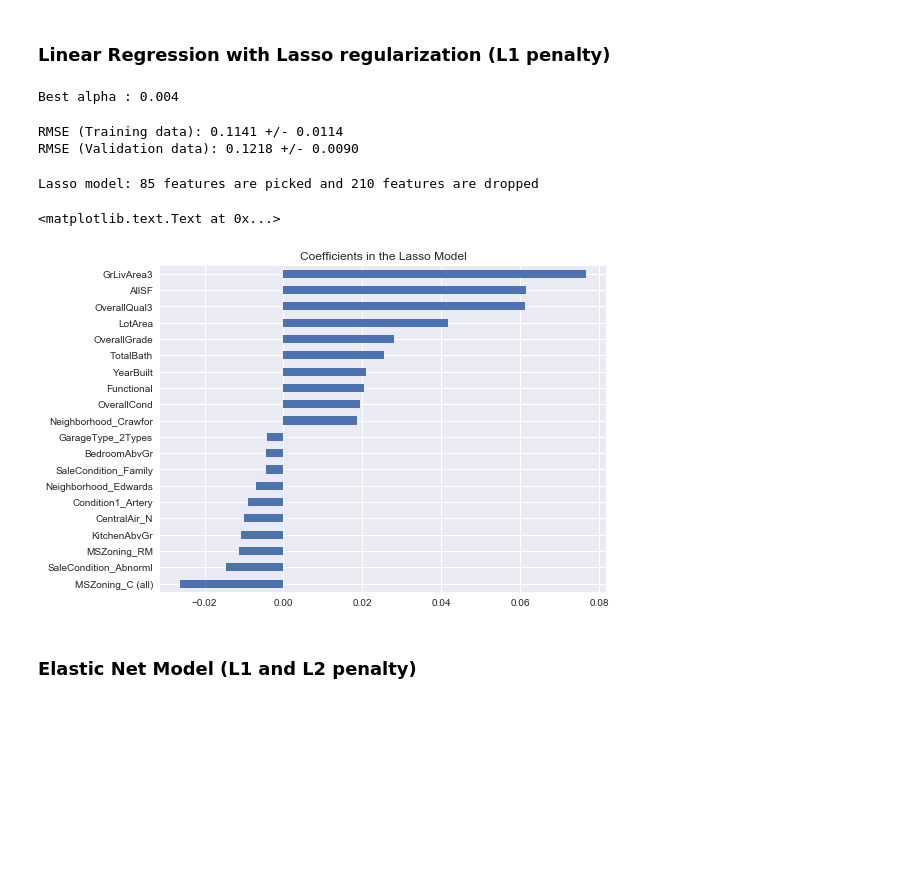
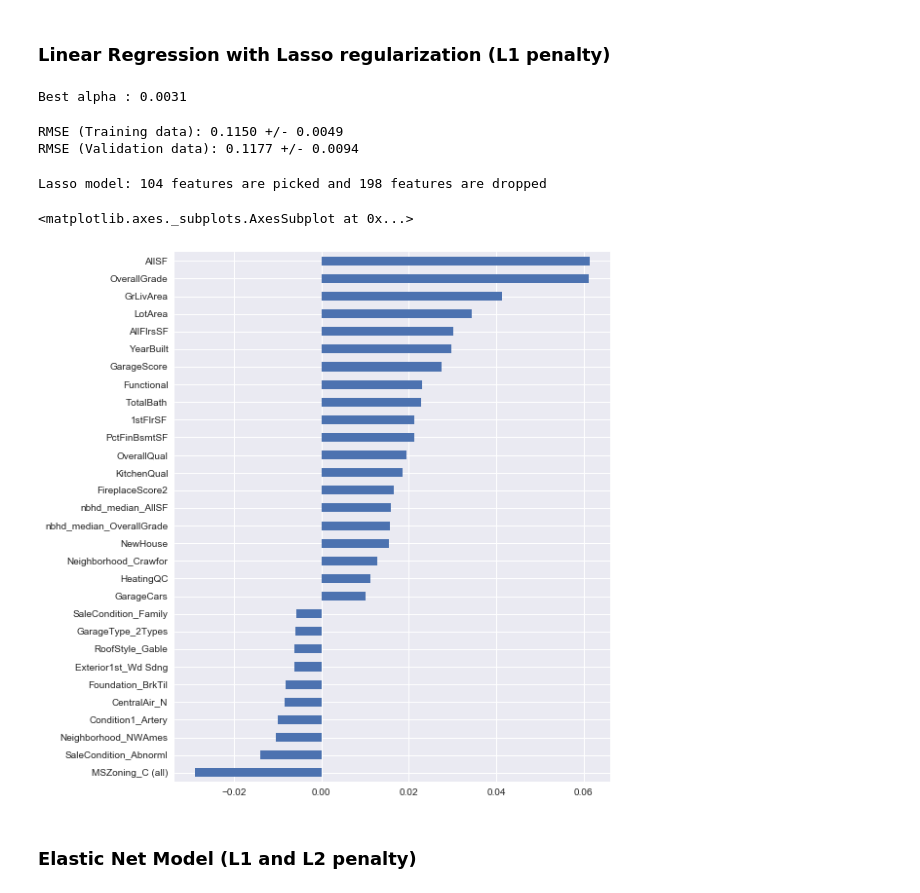
Before and after one commit to emmaren/House-Prices-Kaggle-Competition, a Jupyter notebook: House_price_competition.ipynb, the cells around one changed output. Saved outputs shown, nothing was run; the diff lists cells and outputs as text; code cells hidden in the pictures; blank space fills up the shorter version.

```diff
--- a/House_price_competition.ipynb
+++ b/House_price_competition.ipynb
@@ -471,4 +596,4 @@ print(test_features.shape)
 # %%
 # Standardize the features
-train_features = StandardScaler().fit_transform(train_features)
-test_features = StandardScaler().fit_transform(test_features)
+train_X = StandardScaler().fit_transform(train_X)
+test_X = StandardScaler().fit_transform(test_X)
@@ -475,6 +609,6 @@ test_features = StandardScaler().fit_transform(test_features)
 # %%
 # Splitting
-x_train, x_test, y_train, y_test = train_test_split(train_features, train_label, test_size=0.2, random_state=0)
+x_train, x_test, y_train, y_test = train_test_split(train_X, train_y, test_size=0.2, random_state=0)
 # %%
 # Define model evaluation function
 def cv_rmse_train(estimator):
@@ -532,29 +667,28 @@ plt.show()
 ### Linear Regression with Lasso regularization (L1 penalty)
 # %%
 # Fit Lasso model
-lasso_cv = LassoCV(alphas =np.arange(0.001,1,0.001)).fit(x_train, y_train)
-best_alpha = lasso_cv.alpha_
-print("Best alpha :", best_alpha)
+lasso_cv = LassoCV(alphas =np.arange(0.0005,0.01,0.0001)).fit(x_train, y_train)
+ls_best_alpha = lasso_cv.alpha_
+print("Best alpha :", ls_best_alpha)
 # %% [output]
-Best alpha : 0.004
+Best alpha : 0.0031
 # %%
-lasso =Lasso(alpha=best_alpha).fit(x_train, y_train)
+lasso =Lasso(alpha=ls_best_alpha).fit(x_train, y_train)
 print("RMSE (Training data): %.4f +/- %.4f" % (cv_rmse_train(lasso).mean(),cv_rmse_train(lasso).std()))
 print("RMSE (Validation data): %.4f +/- %.4f" % (cv_rmse_test(lasso).mean(),cv_rmse_test(lasso).std()))
 # %% [output]
-RMSE (Training data): 0.1141 +/- 0.0114
-RMSE (Validation data): 0.1218 +/- 0.0090
+RMSE (Training data): 0.1150 +/- 0.0049
+RMSE (Validation data): 0.1177 +/- 0.0094
 # %%
-# Plot important coefficients
+# # Plot important coefficients
 coefs = pd.Series(lasso.coef_,index=all_data.columns)
 print("Lasso model: %s features are picked and %s features are dropped" % (sum(coefs != 0),sum(coefs == 0)))
-imp_coefs = pd.concat([coefs.sort_values().head(10),coefs.sort_values().tail(10)])
-imp_coefs.plot(kind = "barh",figsize=(8,6))
-plt.title("Coefficients in the Lasso Model")
+imp_coefs = pd.concat([coefs.sort_values().head(10),coefs.sort_values().tail(20)])
+imp_coefs.plot(kind = "barh",figsize=(8,10))
 # %% [output]
-Lasso model: 85 features are picked and 210 features are dropped
+Lasso model: 104 features are picked and 198 features are dropped
-<matplotlib.text.Text at 0x...>
+<matplotlib.axes._subplots.AxesSubplot at 0x...>
-[figure, old version]
+[figure, new version]
 # %% [markdown]
 ### Elastic Net Model (L1 and L2 penalty)
 # %% [markdown]
```
Also changed, not shown: parts of 96 cells of this notebook.
